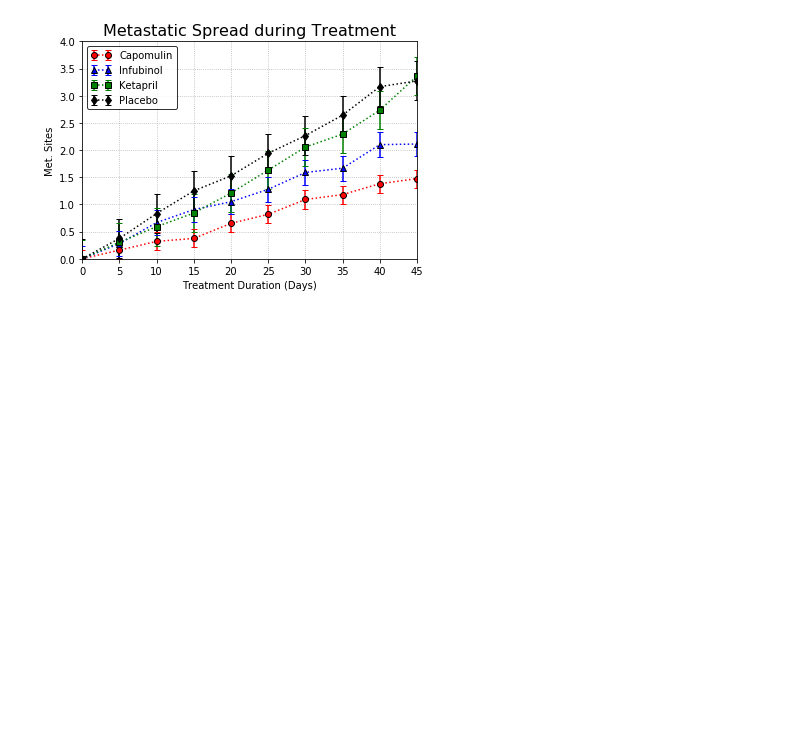
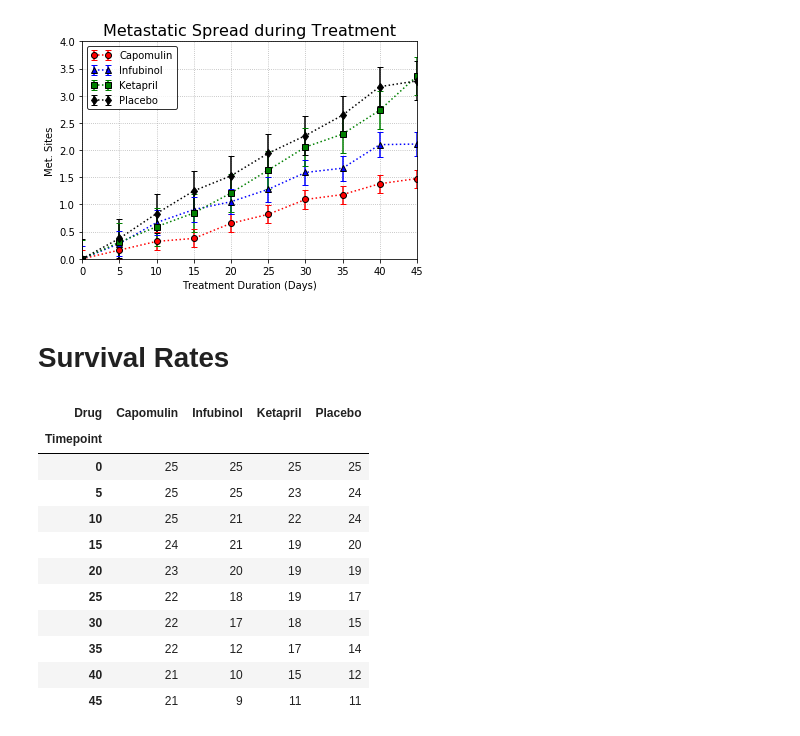
Before and after one commit to marioaburto10/Pymaceuticals, a Jupyter notebook: pymaceuticals.ipynb, the cells around one changed output. Drawn from its saved outputs; the diff is of its cells as text; code cells hidden in the pictures; blank space fills up the shorter version.

```diff
--- a/pymaceuticals.ipynb
+++ b/pymaceuticals.ipynb
@@ -161,3 +161,27 @@ ax.set_ylabel("Met. Sites")
 plt.show()
 # %% [output]
 [figure]
+# %% [markdown]
+# Survival Rates
+# %%
+# Creating a pivot table to summarize our data and see how may mice survived
+# Here we can are counting the number of tumors per time point
+survival_rate_pivot = pd.pivot_table(clinical_combined_data, index=["Timepoint"], values="Tumor Volume (mm3)", columns=["Drug"], aggfunc="count")
+# Droping the not needed drugs from the already existing pivot table
+cleaned_survival_rate_pivot = tumor_response_pivot.drop(['Ceftamin','Naftisol','Propriva','Ramicane','Stelasyn','Zoniferol'],
+                                                         axis=1)
+
+cleaned_survival_rate_pivot
+# %% [output]
+| Drug | Capomulin | Infubinol | Ketapril | Placebo |
+| Timepoint |  |  |  |  |
+| 0 | 25 | 25 | 25 | 25 |
+| 5 | 25 | 25 | 23 | 24 |
+| 10 | 25 | 21 | 22 | 24 |
+| 15 | 24 | 21 | 19 | 20 |
+| 20 | 23 | 20 | 19 | 19 |
+| 25 | 22 | 18 | 19 | 17 |
+| 30 | 22 | 17 | 18 | 15 |
+| 35 | 22 | 12 | 17 | 14 |
+| 40 | 21 | 10 | 15 | 12 |
+| 45 | 21 | 9 | 11 | 11 |
```
Also changed, not shown: parts of 1 cell of this notebook.
